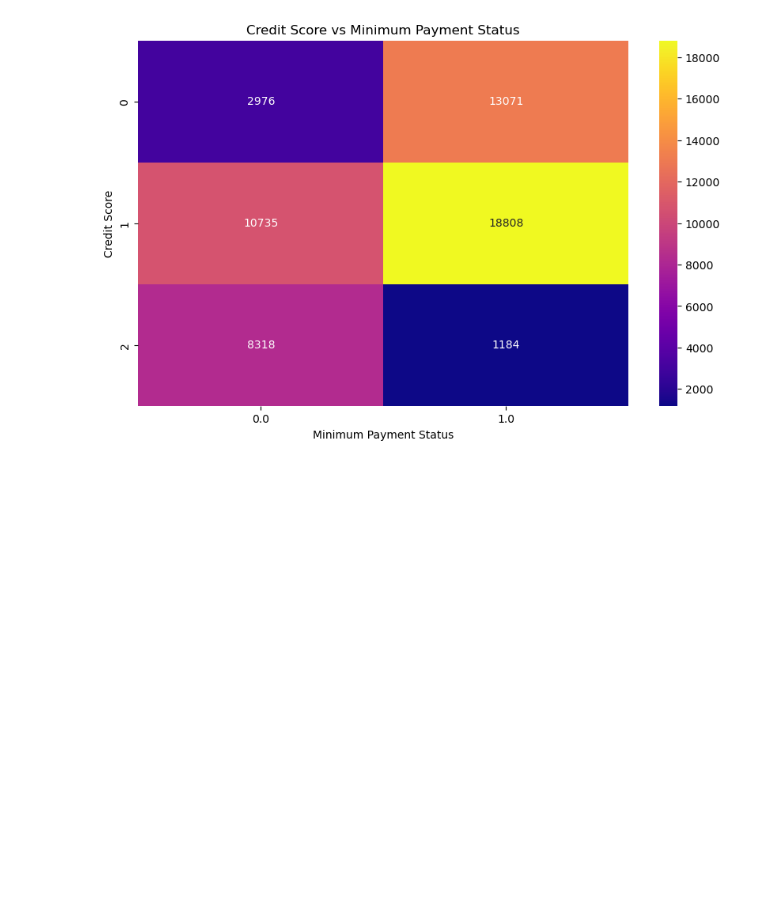
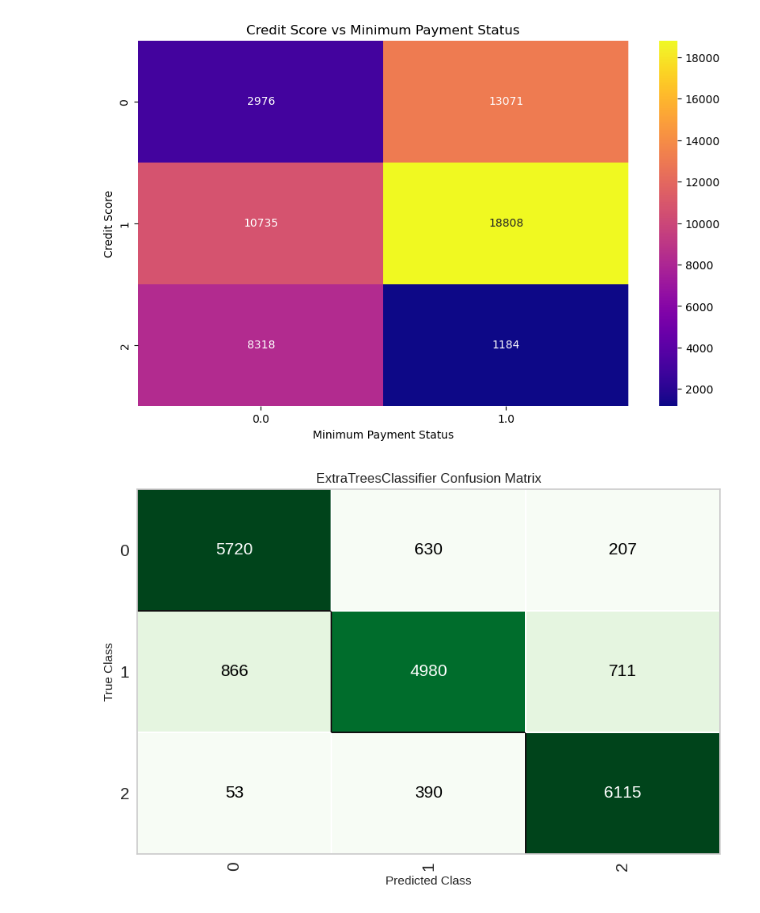
Before and after one commit to stargazer77077/ece143-Group4-project-Personal_Financial_Literacy_Optimizer, a Jupyter notebook: visualization.ipynb, the cells around one changed output. Drawn from its saved outputs; the diff is of its cells as text; code cells hidden in the pictures; blank space fills up the shorter version.

```diff
--- a/visualization.ipynb
+++ b/visualization.ipynb
@@ -276,3 +276,8 @@ plt.ylabel("Credit Score")
 plt.show()
 # %% [output]
 [figure]
+# %%
+from IPython.display import Image
+Image("./confusion_matrix.png")
+# %% [output]
+[figure, added]
```
Also changed, not shown: 2 other files.
